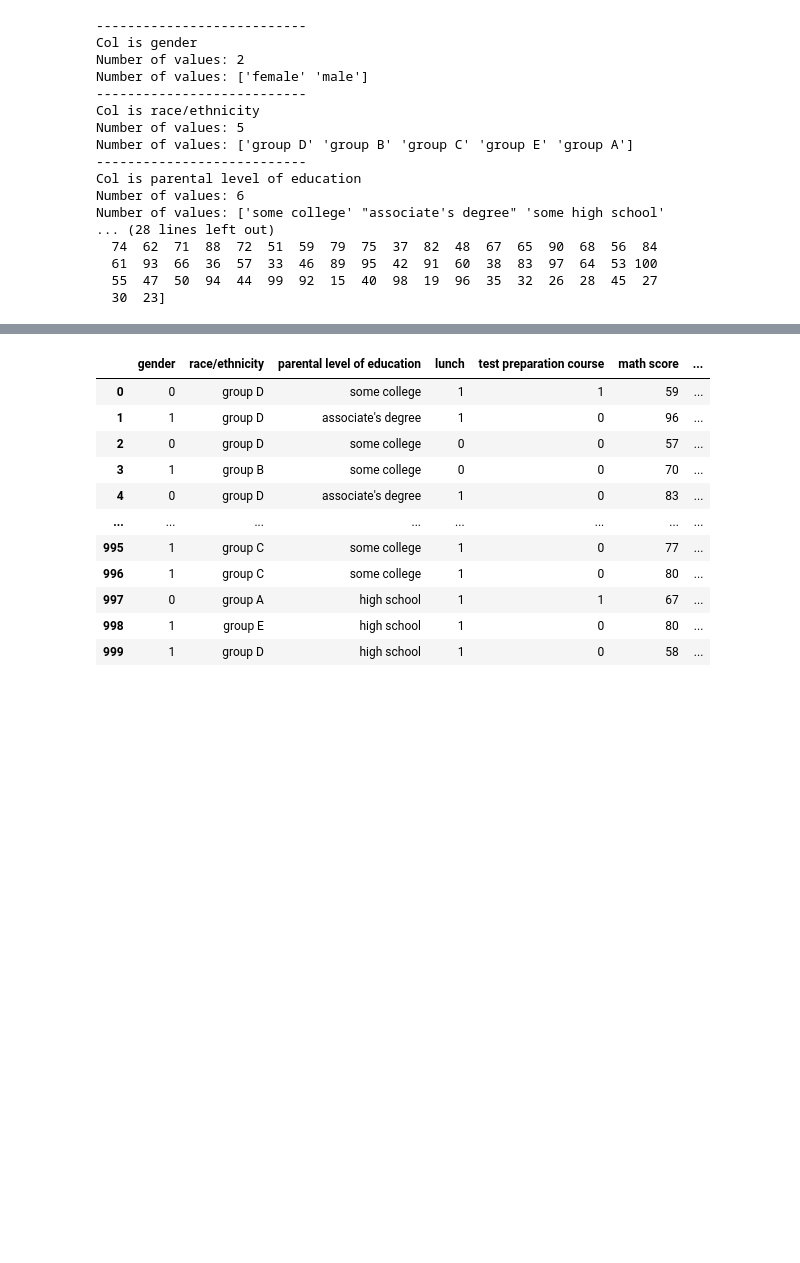
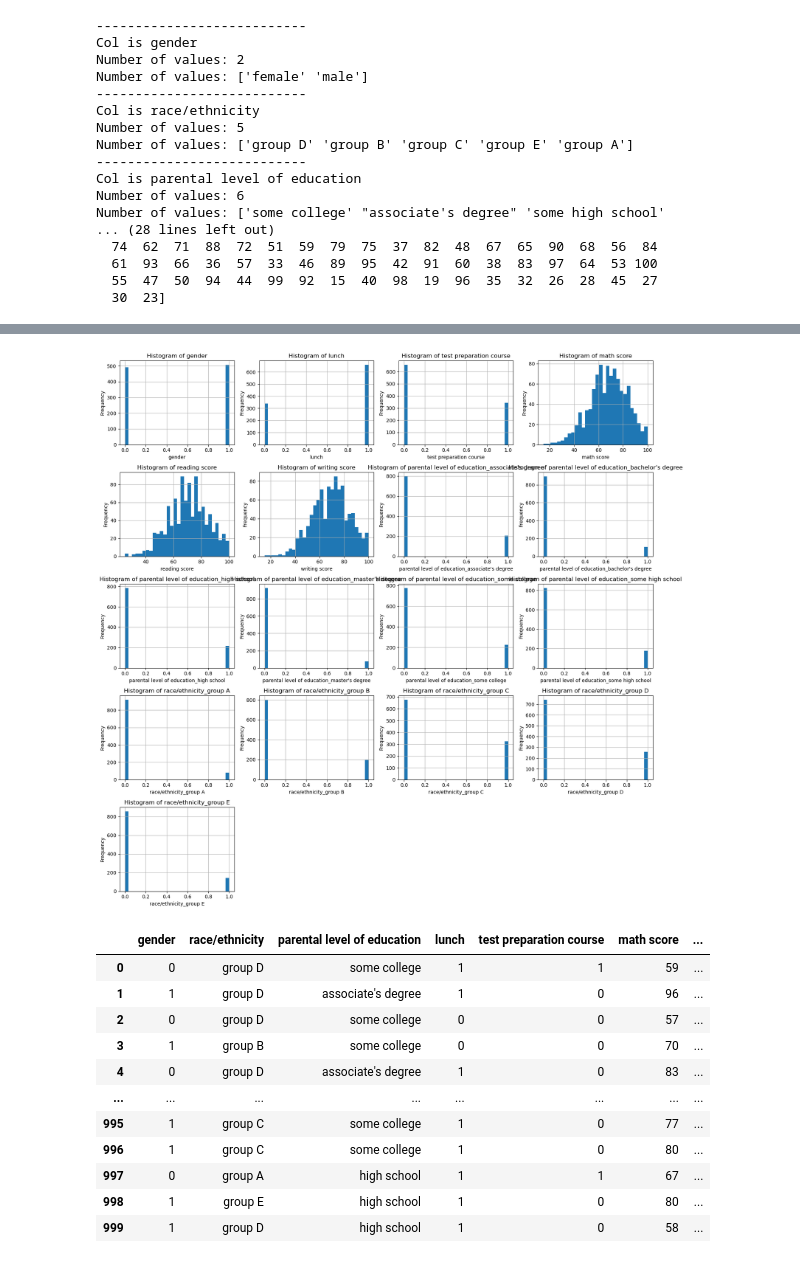
Before and after one commit to MaukanMir/Student-Precition-Classifier, a Jupyter notebook: training.ipynb, the cells around one changed output, grey strips where cells are left out. Cells and saved outputs as stored; diff of their text form; code cells hidden in the pictures; blank space fills up the shorter version.

Commit message:
Fixed graphing bug

```diff
--- a/training.ipynb
+++ b/training.ipynb
@@ -163,13 +165,19 @@ for i, col in enumerate(df.columns[:-1]):
 # %%
+
+plt.figure(figsize = (16, 16))
+num_plots = len(df.columns)  # Exclude the last column
+rows = (num_plots + 3) // 4  # Calculate the number of rows needed, add 3 to round up
 
 for i, column in enumerate(df.columns):
     plt.subplot(rows, 4, i+1)
     df[column].hist(bins=30)
     plt.title(f'Histogram of {column}')
     plt.xlabel(column)
     plt.ylabel('Frequency')
     plt.tight_layout()
     plt.plot()
+# %% [output]
+[figure, added]
 # %%
 df
 # %% [output]
```
Also changed, not shown: parts of 8 cells of this notebook.
